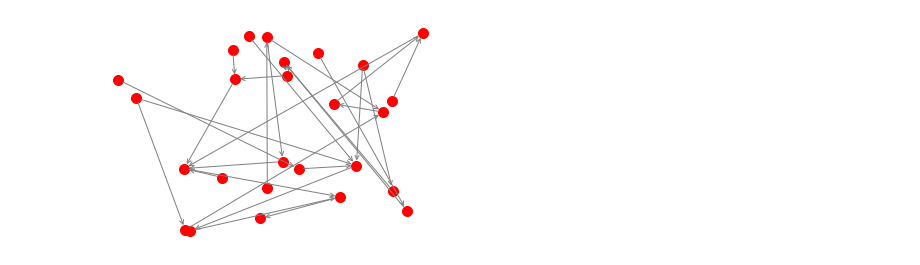
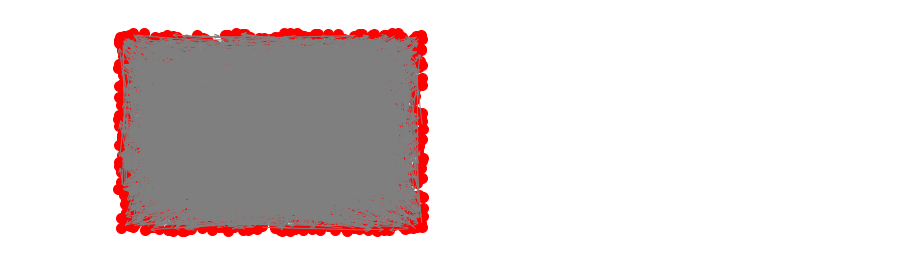
Before and after one commit to Gy-Hu/AIG2INV, a Jupyter notebook: SATmodel2graph/json2networkx.ipynb, the cells around one changed output. Drawn from its saved outputs; the diff is of its cells as text; code cells hidden in the pictures.

```diff
--- a/SATmodel2graph/json2networkx.ipynb
+++ b/SATmodel2graph/json2networkx.ipynb
@@ -5,7 +5,7 @@ import matplotlib.pyplot as plt
 import numpy as np
 import pandas as pd
 
-with open('../dataset/json2networkx/nusmv.syncarb5^2.B_0.json') as f:
+with open('../dataset/json2networkx/nusmv.reactor^4.C_0.json') as f:
     json_data = json.loads(f.read())
 
 #G = nx.DiGraph()
@@ -20,51 +20,42 @@ edge_list = []
 
 for elem in json_data:
     if elem['data']['type']=='node':
-        edge_list.extend((elem['data']['id'], child_id) for child_id in elem['data']['to']['children_id'])
+        edge_list.extend((child_id,elem['data']['id']) for child_id in elem['data']['to']['children_id'])
 
 G.add_edges_from(
     edge_list
 )
 
+# Print the graph by networkx api
 # nx.draw(
 #     G,
 #     with_labels=True
 # )
 
+# Print the graph by matplotlib
 pos = nx.random_layout(G)
 nx.draw_networkx_nodes(G, pos, node_color = 'r', node_size = 100, alpha = 1)
 ax = plt.gca()
 for e in G.edges:
     ax.annotate("",
                 xy=pos[e[0]], xycoords='data',
                 xytext=pos[e[1]], textcoords='data',
                 arrowprops=dict(arrowstyle="->", color="0.5",
                                 shrinkA=5, shrinkB=5,
                                 patchA=None, patchB=None,
                                 connectionstyle="arc3,rad=rrr".replace('rrr',str(0.3*e[2])
                                 ),
                                 ),
                 )
 plt.axis('off')
 plt.show()
 
-# for elem in json_data:
-#     if elem['data']['type']=='node' :
-#         print(elem['data']['to']['children_id'])
-
-# for elem in json_data:
-#     if elem['data']['type']=='node' :
-#         for child_id in elem['data']['to']['children_id']:
-#             print((elem['data']['id'], child_id))
-
-
+# Convert graph to numpy matrix
 A=np.array(nx.to_numpy_matrix(G))
 
 # Get G egdes to dataframe
-edge_df = nx.to_pandas_edgelist(G)
+edge_df = nx.to_pandas_adjacency(G, dtype=int) # The ordering is produced by G.nodes()
 
-# Transform networkx nodes to dataframe
-nodelist = list(G.nodes(data=True)) # From G to list
-node_df = pd.DataFrame(nodelist, columns=['vertex', 'name_attribute']) # From list to DF
+#Adjust the order of dataframe is possible: read nodes by our preferred order
 # %% [output]
-[figure, old version]
+[figure, new version]
```
Also changed, not shown: 4 other files.
